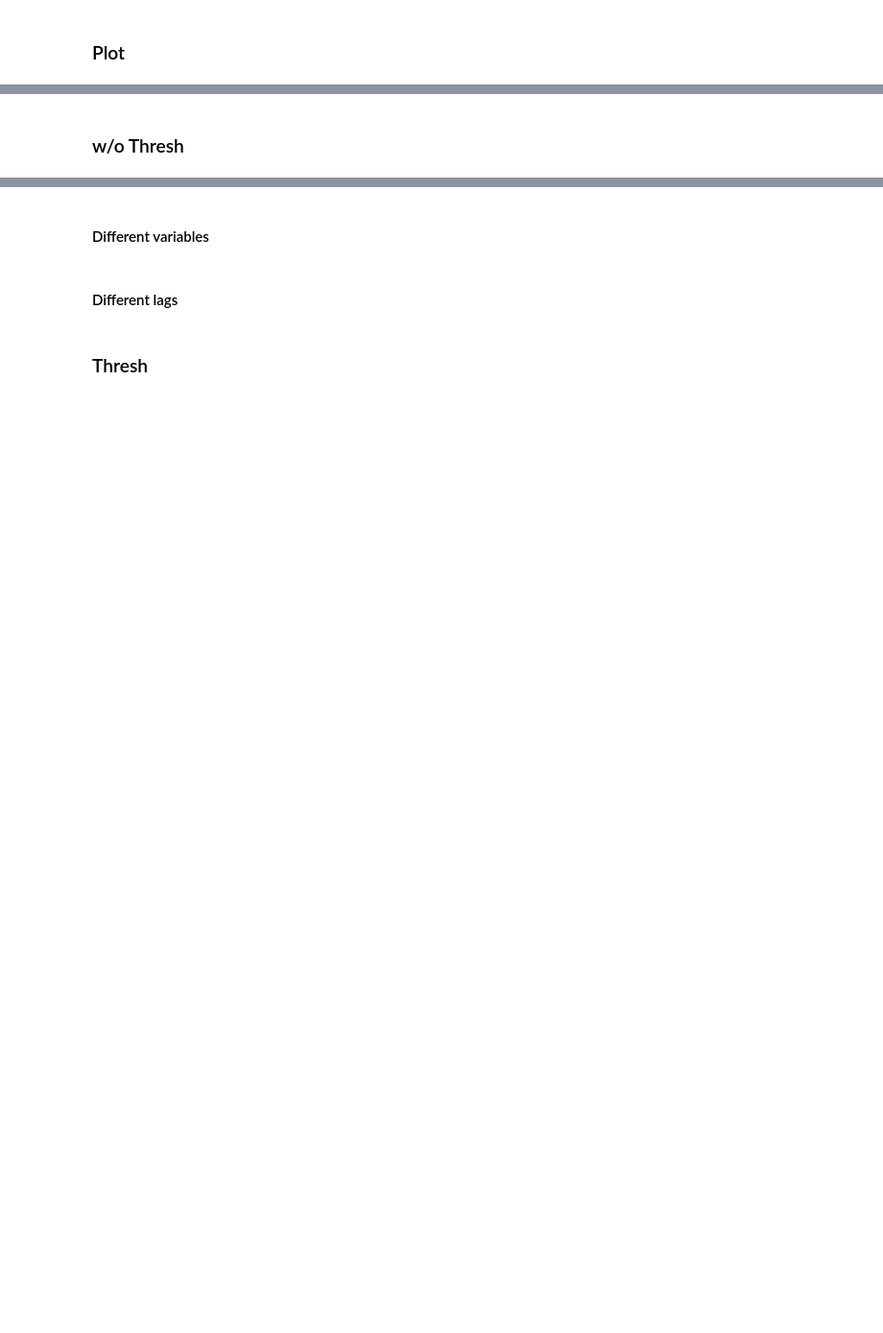
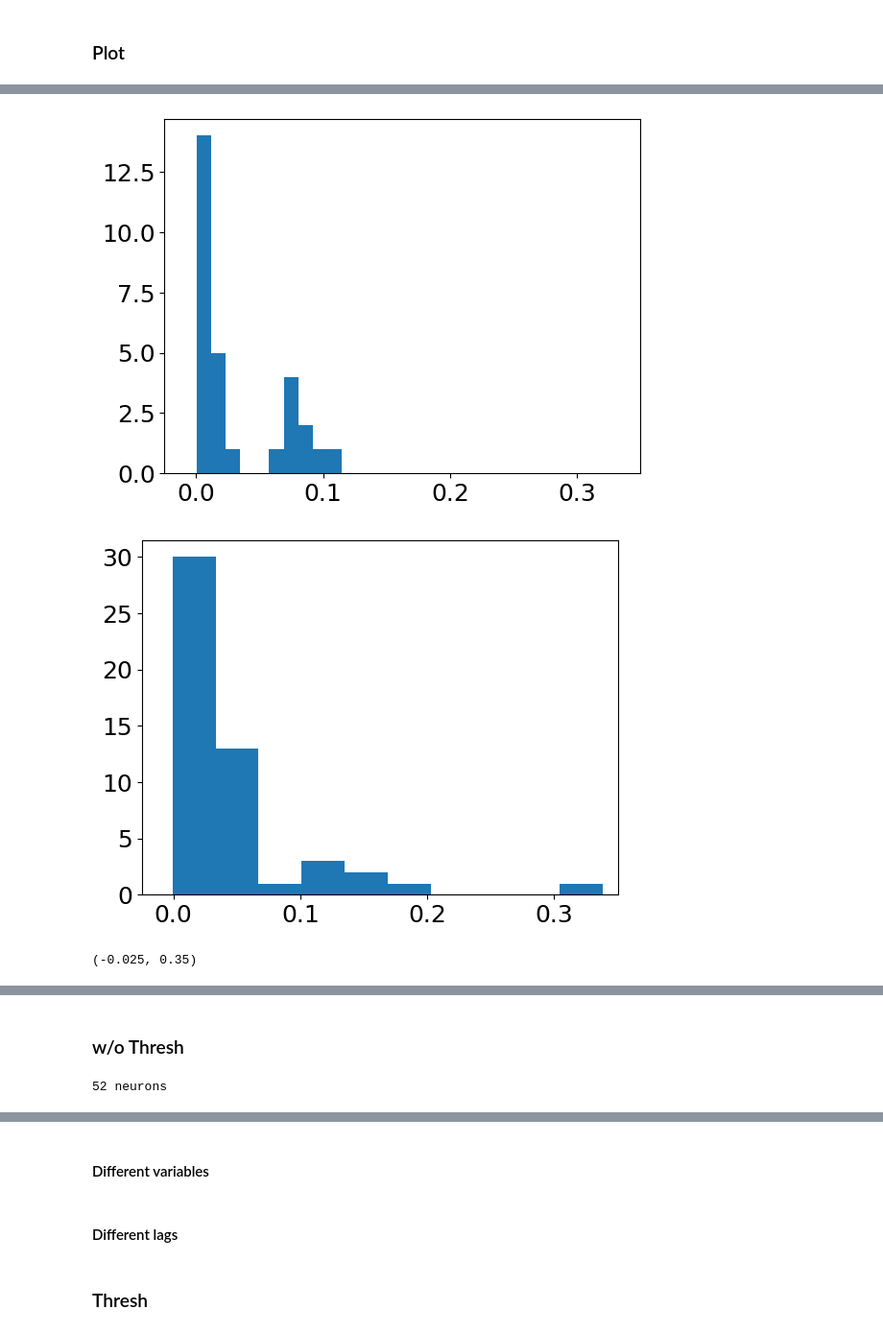
Before and after one commit to sherryxinyuean/area2_population_analysis, a Jupyter notebook: area2_bump(encoding).ipynb, the cells around one changed output, grey strips where cells are left out. Shown at 96% size. Drawn from its saved outputs; the diff is of its cells as text; code cells hidden in the pictures; blank space fills up the shorter version.

```diff
--- a/area2_bump(encoding).ipynb
+++ b/area2_bump(encoding).ipynb
@@ -134,0 +198,13 @@ plt.title('Distribution of trial-averaged firing rates')
+# %%
+plt.hist(np.max(variable_lag_active_pR2,axis=0)[np.argmax(variable_lag_active_pR2,axis=0)==0])
+plt.xlim(-0.025,0.35)
+plt.show()
+plt.hist(np.max(variable_lag_active_pR2,axis=0)[np.argmax(variable_lag_active_pR2,axis=0)==1])
+plt.xlim(-0.025,0.35)
+plt.show()
+plt.hist(np.max(variable_lag_active_pR2,axis=0)[np.argmax(variable_lag_active_pR2,axis=0)==2])
+plt.xlim(-0.025,0.35)
+# %% [output]
+[figure, added]
+[figure, added]
+(-0.025, 0.35)
@@ -143,7 +221,8 @@ with np.load(monkey+'_encoding_V100_1k120_pR2.npz') as data:
 # %%
-lag_range = np.arange(-200, 201, 100)
 n_high_neurons = active_pR2.shape[1]
 print(n_high_neurons,'neurons')
+# %% [output]
+52 neurons
 # %%
 active_r2s = np.nanmax(active_pR2,axis = 0) #highest pr2 in active condition that encode all neurons
 passive_r2s = np.nanmax(passive_pR2,axis = 0) #pasisve condition
```
Also changed, not shown: parts of 21 cells of this notebook, 12 other files.
